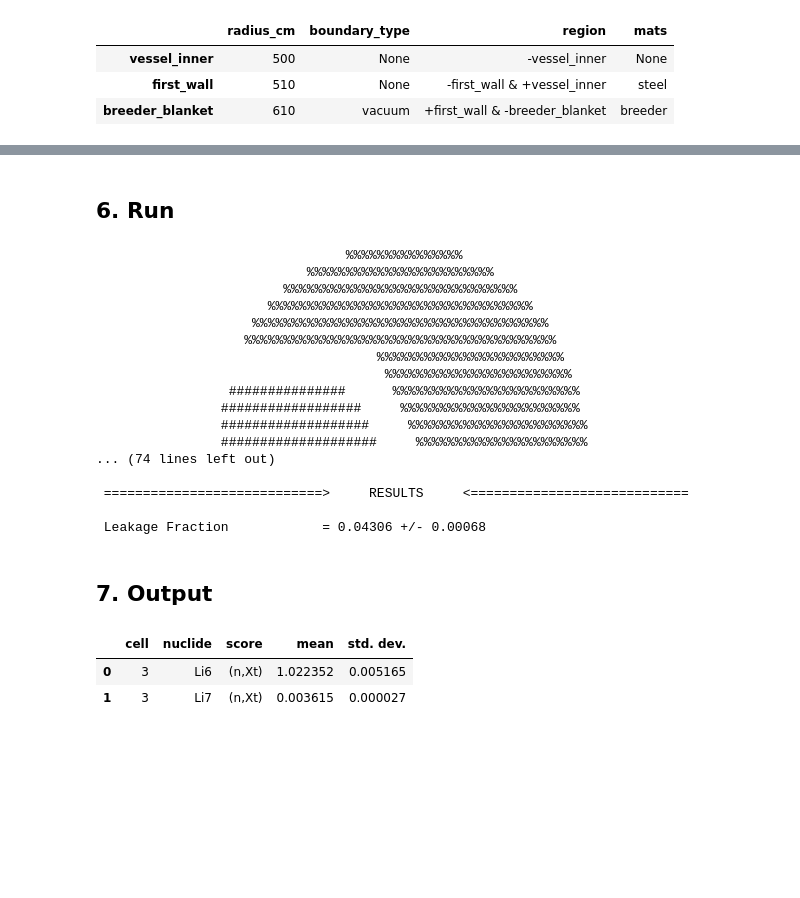
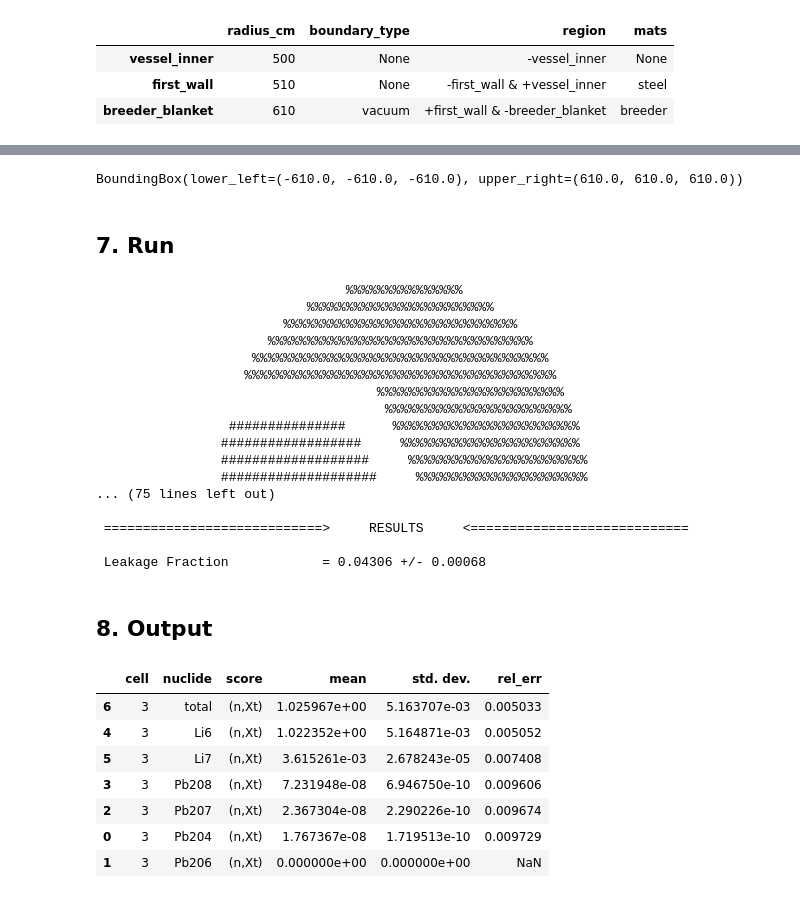
Before and after one commit to marypwchin/openmc-workbench, a Jupyter notebook: 2_first_simulations/2_0_tritium_production_PbLi_concentric_spheres.ipynb, the cells around one changed output, grey strips where cells are left out. Saved outputs shown, nothing was run; the diff lists cells and outputs as text; code cells hidden in the pictures; blank space fills up the shorter version.

```diff
--- a/2_first_simulations/2_0_tritium_production_PbLi_concentric_spheres.ipynb
+++ b/2_first_simulations/2_0_tritium_production_PbLi_concentric_spheres.ipynb
@@ -53,7 +73,7 @@ mats_df
 # %%
 mats_dic = {}
 for name, dat in mats_df.groupby('name'):
-    mats_dic[name] = openmc.Material()
+    mats_dic[name] = openmc.Material(name=name)
 
     for _, row in dat.drop(columns='name').iterrows():
         mats_dic[name].add_element(**row.dropna().to_dict())
@@ -144,9 +179,14 @@ model['settings'].batches = 10
 model['settings'].particles = 10000
 model['settings'].run_mode = 'fixed source'
 
+# Adaptive stopping
+model['settings'].trigger_active = True
+model['settings'].trigger_max_batches = 100
+model['settings'].trigger_batch_interval = 5
+
 model['settings'].source = openmc.IndependentSource(
     space=openmc.stats.Point((0, 0, 0)),
     angle=openmc.stats.Isotropic(),
-    energy=openmc.stats.Discrete([14e6], [1])
+    energy=openmc.stats.Discrete([source_eV], [1])
 )
 # %% [markdown]
@@ -154,10 +200,20 @@ model['settings'].source = openmc.IndependentSource(
 # %%
+cell_filter = openmc.CellFilter(geom['breeder_blanket'])
+
 model['tallies'] = openmc.Tallies([
     openmc.Tally(
         name='TBR',
-        filters=[openmc.CellFilter(geom['breeder_blanket'])],
+        # Exclude vessel_inner and first_wall.
+        filters=[cell_filter],
         scores=['H3-production'],
-        nuclides=['Li6', 'Li7'],
-    )
+        nuclides=mats_dic['breeder'].get_nuclides() + ['total'],
+    ),
+    openmc.Tally(
+        name='TBR_convergence',
+        filters=[cell_filter],
+        scores=['H3-production'],
+        nuclides=['total'],
+        triggers=[openmc.Trigger('rel_err', 0.01)],
+    ),
 ])
 # %% [markdown]
@@ -171,7 +243,11 @@ openmc_model.plot()
+# %%
+openmc_model.geometry.bounding_box
+# %% [output]
+BoundingBox(lower_left=(-610.0, -610.0, -610.0), upper_right=(610.0, 610.0, 610.0))
 # %% [markdown]
-## 6. Run
+## 7. Run
 # %%
-sp_filename = openmc_model.run()
+sp_filename = openmc_model.run(cwd=output_dir)
 # %% [output]
                                 %%%%%%%%%%%%%%%
                            %%%%%%%%%%%%%%%%%%%%%%%%
@@ -185,19 +261,26 @@ sp_filename = openmc_model.run()
                 ##################     %%%%%%%%%%%%%%%%%%%%%%%
                 ###################     %%%%%%%%%%%%%%%%%%%%%%%
                 ####################     %%%%%%%%%%%%%%%%%%%%%%
-... (74 lines left out)
+... (75 lines left out)
 
  ============================>     RESULTS     <============================
 
  Leakage Fraction            = 0.04306 +/- 0.00068
 # %% [markdown]
-## 7. Output
+## 8. Output
 # %%
 with openmc.StatePoint(sp_filename) as sp:
-    tbr_tally = sp.get_tally(name='TBR')
-    df = tbr_tally.get_pandas_dataframe()
-df
+    tally = sp.get_tally(name='TBR')
+    df = tally.get_pandas_dataframe()
+
+df['rel_err'] = df['std. dev.'] / df['mean'].abs()
+df.sort_values('mean', ascending=False)
 # %% [output]
-|  | cell | nuclide | score | mean | std. dev. |
-| 0 | 3 | Li6 | (n,Xt) | 1.022352 | 0.005165 |
-| 1 | 3 | Li7 | (n,Xt) | 0.003615 | 0.000027 |
+|  | cell | nuclide | score | mean | std. dev. | rel_err |
+| 6 | 3 | total | (n,Xt) | 1.025967e+00 | 5.163707e-03 | 0.005033 |
+| 4 | 3 | Li6 | (n,Xt) | 1.022352e+00 | 5.164871e-03 | 0.005052 |
+| 5 | 3 | Li7 | (n,Xt) | 3.615261e-03 | 2.678243e-05 | 0.007408 |
+| 3 | 3 | Pb208 | (n,Xt) | 7.231948e-08 | 6.946750e-10 | 0.009606 |
+| 2 | 3 | Pb207 | (n,Xt) | 2.367304e-08 | 2.290226e-10 | 0.009674 |
+| 0 | 3 | Pb204 | (n,Xt) | 1.767367e-08 | 1.719513e-10 | 0.009729 |
+| 1 | 3 | Pb206 | (n,Xt) | 0.000000e+00 | 0.000000e+00 | NaN |
```
Also changed, not shown: parts of 12 cells of this notebook, 5 other files.
